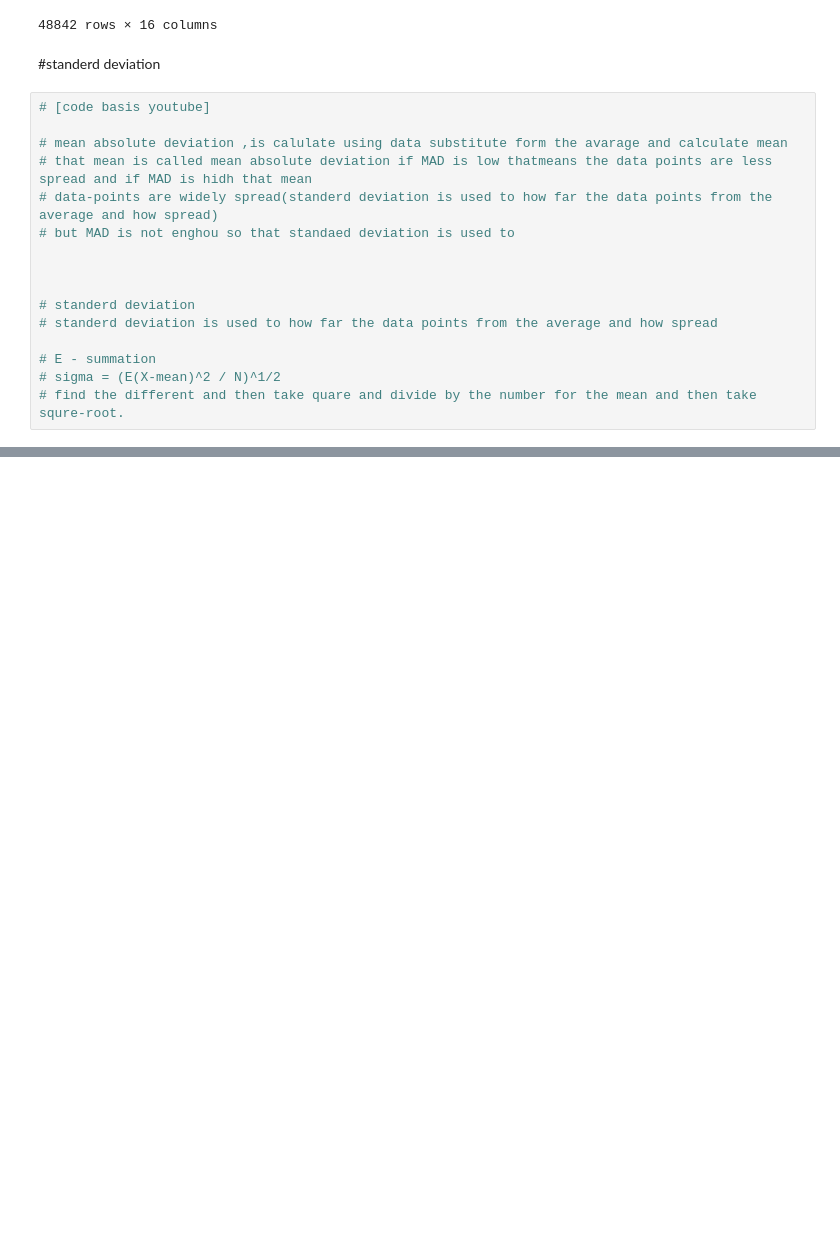
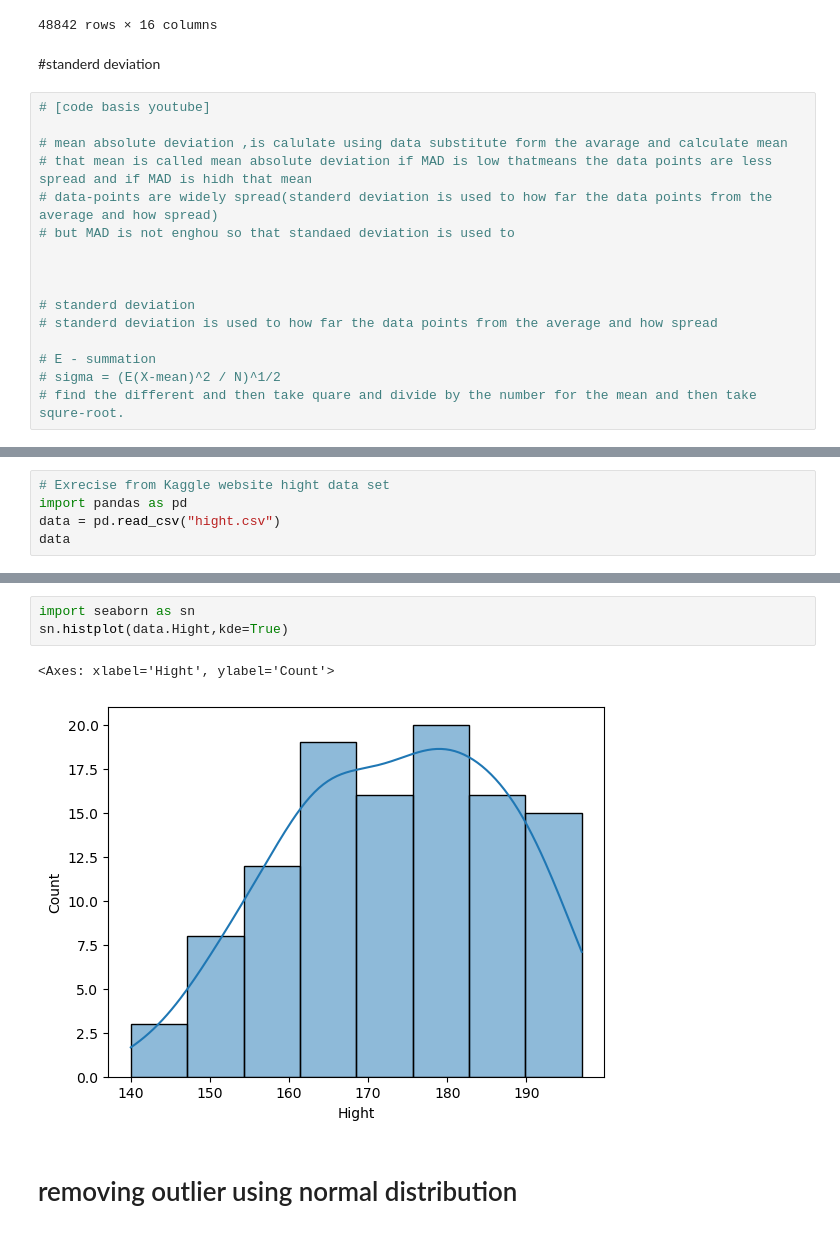
Before and after one commit to sanketvekariya23/Data-science, a Jupyter notebook: math_statics_percentile_standerdeviation_normaldistribution.ipynb, the cells around one changed output, grey strips where cells are left out. Cells and saved outputs as stored; diff of their text form; blank space fills up the shorter version.

Commit message:
data remover removing outlier using normal distribution

```diff
--- a/math_statics_percentile_standerdeviation_normaldistribution.ipynb
+++ b/math_statics_percentile_standerdeviation_normaldistribution.ipynb
@@ -204,0 +219,5 @@ df1[df1.price<max_percentile]
+# %%
+# Exrecise from Kaggle website hight data set
+import pandas as pd
+data = pd.read_csv("hight.csv")
+data
@@ -204,0 +250,8 @@ df1[df1.price<max_percentile]
+# %%
+import seaborn as sn
+sn.histplot(data.Hight,kde=True)
+# %% [output]
+<Axes: xlabel='Hight', ylabel='Count'>
+[figure, added]
+# %% [markdown]
+# removing outlier using normal distribution
```
Also changed, not shown: parts of 11 cells of this notebook, 1 other file.
